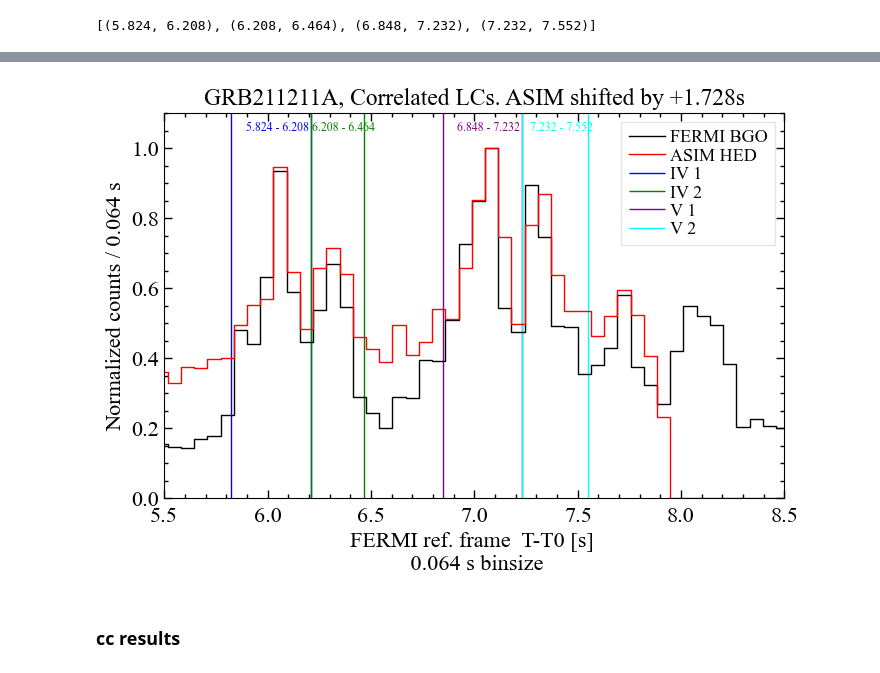
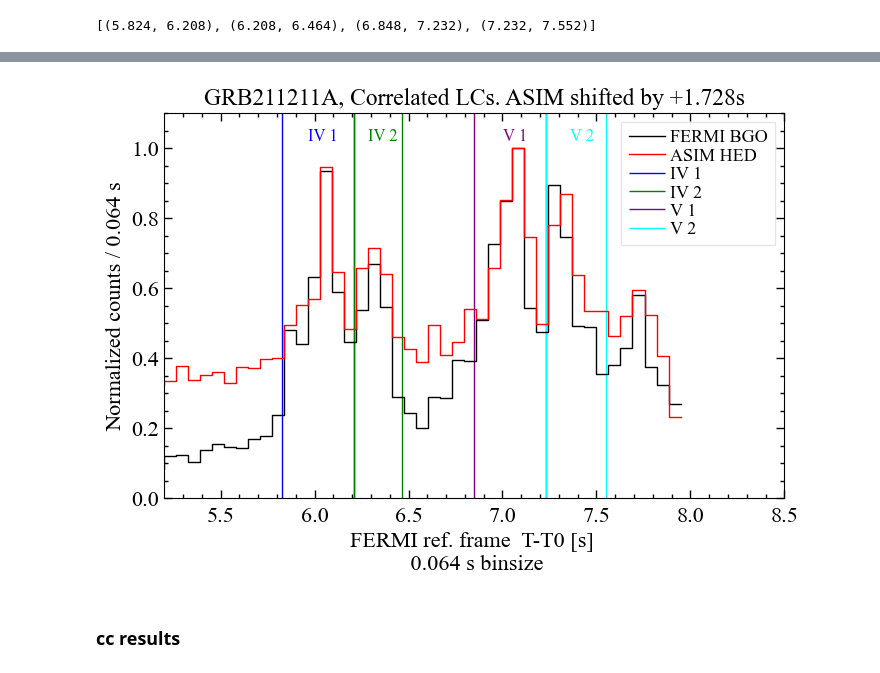
Before and after one commit to AndreasRamsli/GRB, a Jupyter notebook: xspec/GRB211211A/GRB211211A_analysis.ipynb, the cells around one changed output, grey strips where cells are left out. Saved outputs shown, nothing was run; the diff lists cells and outputs as text; code cells hidden in the pictures.

```diff
--- a/xspec/GRB211211A/GRB211211A_analysis.ipynb
+++ b/xspec/GRB211211A/GRB211211A_analysis.ipynb
@@ -142,12 +199,10 @@ df_andrey = pd.read_csv(mat_path_andrey+'GRB211211A.csv') #tus given in us
 df_andrey.sort_values(by="tus",inplace=True,ignore_index=True)
 
 df_andrey['tus'] /= 1e6 #converting to s
-df_andrey['tus'] += 0#tlagg
 df_andrey = df_andrey.truncate(after=np.searchsorted(df_andrey["tus"].to_numpy(),8.0))
 tus_andrey = df_andrey['tus'].to_numpy(dtype=np.float64)
 
 plt.hist(tus_andrey,bins=bins)
-#plt.vlines(x=-0.0293,ymin=0,ymax=50,color='r')
-plt.title("GRB211211A andrey data")
+plt.title("GRB211211A Andrey data unfiltered")
 plt.show()
 # %% [output]
@@ -155,9 +210,9 @@ plt.show()
 # %%
 T0 = datetime.fromisoformat('2021-12-11T13:10:01.323') #NOT CORRECT + timedelta(seconds=tlagg) #should check corrected_level1
-df_asim = make_adr(df_asim)
-df_asim.sort_values(by=['adr','tus'],inplace=True,ignore_index=True)
-df_asim.drop(df_asim[df_asim['typ']==3].index, inplace = True) #removed valleys
-df_asim.head()
+df_andrey = make_adr(df_andrey)
+df_andrey.sort_values(by=['adr','tus'],inplace=True,ignore_index=True)
+df_andrey.drop(df_andrey[df_andrey['typ']==3].index, inplace = True) #removed valleys
+df_andrey
 # %% [output]
 |  | tus | dau | det | typ | erg | adr |
 | 0 | -0.959784 | 1 | 1 | 0 | 629 | 1 |
@@ -192,3 +270,5 @@ sorted by tus (s)
 # %%
-plot_HED(tus_arr=asim_tus*1e6,binsize=64,T0=T0)
+tus_andrey = df_andrey['tus'].to_numpy()
+plt.hist(tus_andrey,bins=np.arange(min(tus_andrey),max(tus_andrey)+binsize,binsize))
+plt.show()
 # %% [output]
@@ -197,3 +279,6 @@ tus array OK ...
+# %%
+asim_tus = tus_andrey
+df_asim = df_andrey
 # %% [markdown]
 ### Truncating ASIM df --> bkg
 # %%
@@ -399,8 +484,8 @@ print(I_rounded)
 # %% [output]
 [(5.824, 6.208), (6.208, 6.464), (6.848, 7.232), (7.232, 7.552)]
 # %%
-plt.step(x=fermi_edges[:-1],y=fermi_counts/max(fermi_counts),color='black',label='FERMI BGO')
-plt.step(x=asim_edges[:-1],y=asim_counts/max(asim_counts),color='red',label='ASIM HED')
+plt.step(x=fermi_edges[:-1],y=fermi_counts/max(fermi_counts),color='black',label='FERMI BGO',where="pre")
+plt.step(x=asim_edges[:-1],y=asim_counts/max(asim_counts),color='red',label='ASIM HED',where="pre")
 plt.title(f'GRB211211A, Correlated LCs. ASIM shifted by +{np.round(tlagg,3)}s')
 plt.xlabel(f'FERMI ref. frame  T-T0 [s] \n {binsize} s binsize')
 plt.ylabel(f'Normalized counts / {binsize} s')
@@ -416,7 +501,7 @@ for i, interval in enumerate(I_rounded):
     plt.vlines(x=interval[0], ymin=0, ymax=1.1, color=color)
     plt.vlines(x=interval[1], ymin=0, ymax=1.1, color=color, label=labels[i])
     text_x = ((interval[0] + interval[1]) / 2)+0.03
-    text_y = 1.05+text_offset
+    text_y = 1.02+text_offset
     ha = 'center'
     if text_x < 5.2:
         ha = 'left'
@@ -424,10 +509,10 @@ for i, interval in enumerate(I_rounded):
     elif text_x > 7.6:
         ha = 'right'
         text_x -= 10.09
-    plt.text(text_x, text_y, f"{interval[0]:.3f} - {interval[1]:.3f}", fontsize=8.5, color=color, ha=ha)
+    plt.text(text_x, text_y, f"{labels[i]}", fontsize=12, color=color, ha=ha)
 
 plt.legend()
-plt.xlim(left=5.5,right=8.5)
-plt.savefig('ASIM_FERMI_IV_V_intervals.png',dpi=350)
+plt.xlim(left=5.2,right=8.5)
+plt.savefig('ASIM_FERMI_IV_V_intervals.ps',dpi=350,format='ps')
 plt.show()
 # %% [output]
@@ -434,4 +521,4 @@ plt.show()
-[figure, old version]
+[figure, new version]
 # %% [markdown]
 ### cc results
 # %% [markdown]
```
Also changed, not shown: parts of 17 cells of this notebook, 59 other files.
